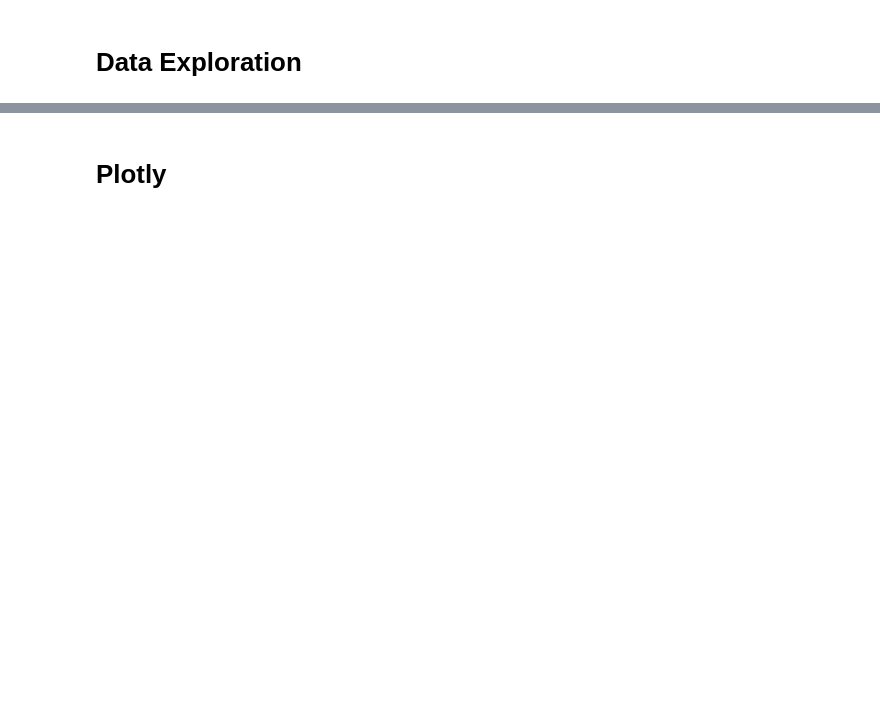
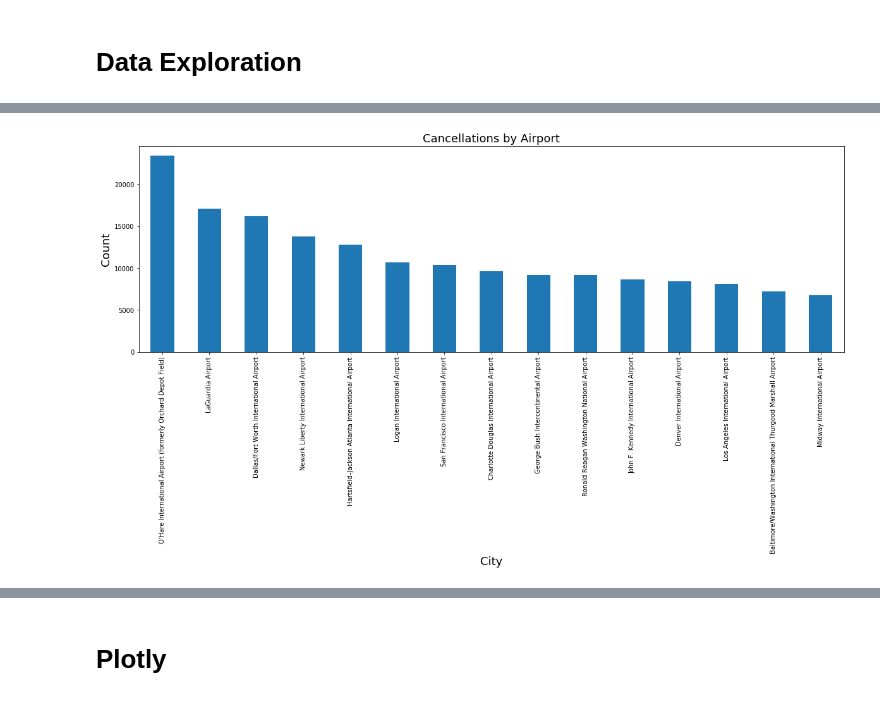
Before and after one commit to kokopuff503/coachella, a Jupyter notebook: Flight_Delay_Analysis.ipynb, the cells around one changed output, grey strips where cells are left out. Drawn from its saved outputs; the diff is of its cells as text; code cells hidden in the pictures; blank space fills up the shorter version.

```diff
--- a/Flight_Delay_Analysis.ipynb
+++ b/Flight_Delay_Analysis.ipynb
@@ -113,3 +90,0 @@ df_airline.head()
-# %%
-# Delete/rename columns
-df_airline = df_airline.drop(['Airline ID', 'Alias'], axis=1)
@@ -163,3 +135,6 @@ df_delay['WEATHER_DELAY'] = df_delay['WEATHER_DELAY'].replace(np.nan, 0)
 df_delay['NAS_DELAY'] = df_delay['NAS_DELAY'].replace(np.nan, 0)
 df_delay['SECURITY_DELAY'] = df_delay['SECURITY_DELAY'].replace(np.nan, 0)
 df_delay['LATE_AIRCRAFT_DELAY'] = df_delay['LATE_AIRCRAFT_DELAY'].replace(np.nan, 0)
+
+# Convert to Datetime object
+df_delay['FLIGHT_DATE'] = pd.to_datetime(pd.Series(df_delay['FLIGHT_DATE']), format="%Y/%m/%d")
@@ -186,0 +195,7 @@ df_delay.head(15)
+# %%
+# Year variable
+df['FLIGHT_DATE_Y'] = pd.to_datetime(df['FLIGHT_DATE']).dt.year
+# Month variable
+df['FLIGHT_DATE_M'] = pd.to_datetime(df['FLIGHT_DATE']).dt.month
+# Weekday variable
+df['FLIGHT_DATE_D'] = pd.to_datetime(df['FLIGHT_DATE']).dt.weekday_name
@@ -188,0 +318,11 @@ df_delay.head(15)
+# %%
+# Cancellations by Airport
+city_by_cancelled = df.groupby('ORIGIN_NAME').CANCELLED.sum().sort_values(ascending=False) # Sort
+plt.figure(figsize=(20, 6))
+city_by_cancelled[:15].plot.bar() # Show 15
+plt.title('Cancellations by Airport', fontsize=18)
+plt.xlabel('City', fontsize=18)
+plt.ylabel('Count', fontsize=18)
+plt.show()
+# %% [output]
+[figure, added]
```
Also changed, not shown: parts of 27 cells of this notebook.
